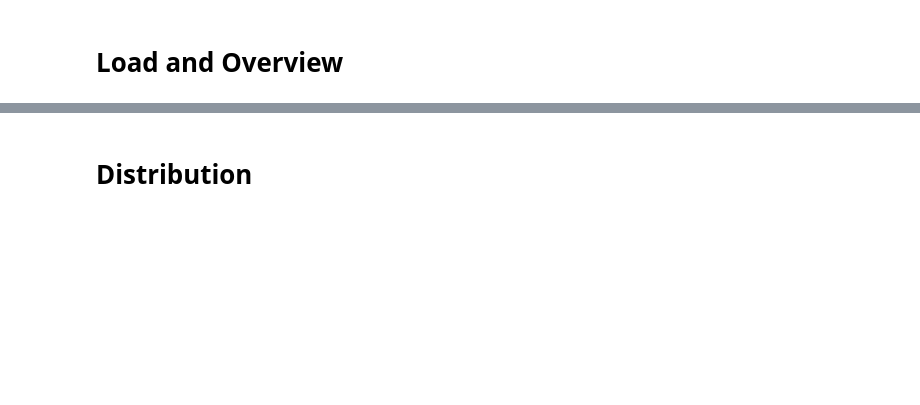
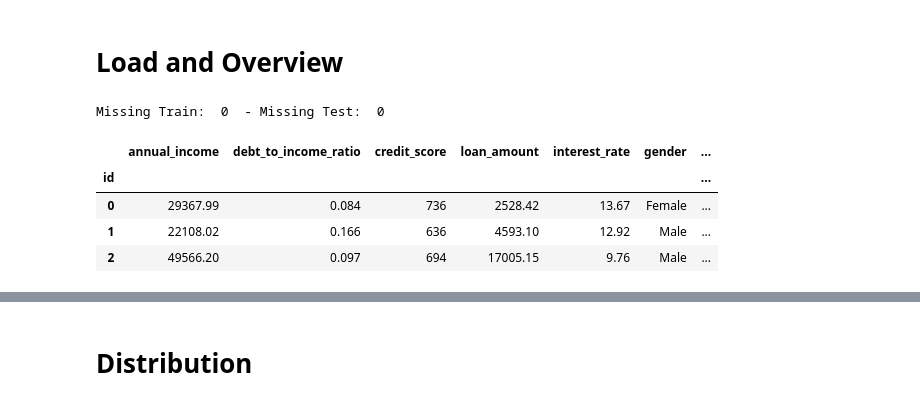
Before and after one commit to Frissie/Kaggle, a Jupyter notebook: PlayGround/S5E11/predicting-loan-payback-s5e11-xgboost.ipynb, the cells around one changed output, grey strips where cells are left out. Saved outputs shown, nothing was run; the diff lists cells and outputs as text; code cells hidden in the pictures; blank space fills up the shorter version.

```diff
--- a/PlayGround/S5E11/predicting-loan-payback-s5e11-xgboost.ipynb
+++ b/PlayGround/S5E11/predicting-loan-payback-s5e11-xgboost.ipynb
@@ -24,22 +24,29 @@ sns.set_palette("icefire")
 # %% [markdown]
 # Load and Overview
 # %%
-train = pd.read_csv("kaggle/input/playground-series-s5e11/train.csv", index_col=0)
-test = pd.read_csv("kaggle/input/playground-series-s5e11/test.csv", index_col=0)
+train = pd.read_csv("/kaggle/input/playground-series-s5e11/train.csv", index_col=0)
+test = pd.read_csv("/kaggle/input/playground-series-s5e11/test.csv", index_col=0)
 # orig = pd.read_csv("/kaggle/input/loan-prediction-dataset-2025/loan_dataset_20000.csv")
 
 for col in train.select_dtypes(include="object").columns:
             train[col] = train[col].astype("category")
 for col in test.select_dtypes(include="object").columns:
             test[col] = test[col].astype("category")
 
 print(
     "Missing Train: ",
     train.isnull().sum().sum(),
     " - Missing Test: ",
     test.isnull().sum().sum(),
     end="\n\n",
 )
 train.head(3)
+# %% [output]
+Missing Train:  0  - Missing Test:  0
+|  | annual_income | debt_to_income_ratio | credit_score | loan_amount | interest_rate | gender | ... |
+| id |  |  |  |  |  |  | ... |
+| 0 | 29367.99 | 0.084 | 736 | 2528.42 | 13.67 | Female | ... |
+| 1 | 22108.02 | 0.166 | 636 | 4593.10 | 12.92 | Male | ... |
+| 2 | 49566.20 | 0.097 | 694 | 17005.15 | 9.76 | Male | ... |
 # %%
 train.describe(include="all")
```
Also changed, not shown: parts of 12 cells of this notebook.
